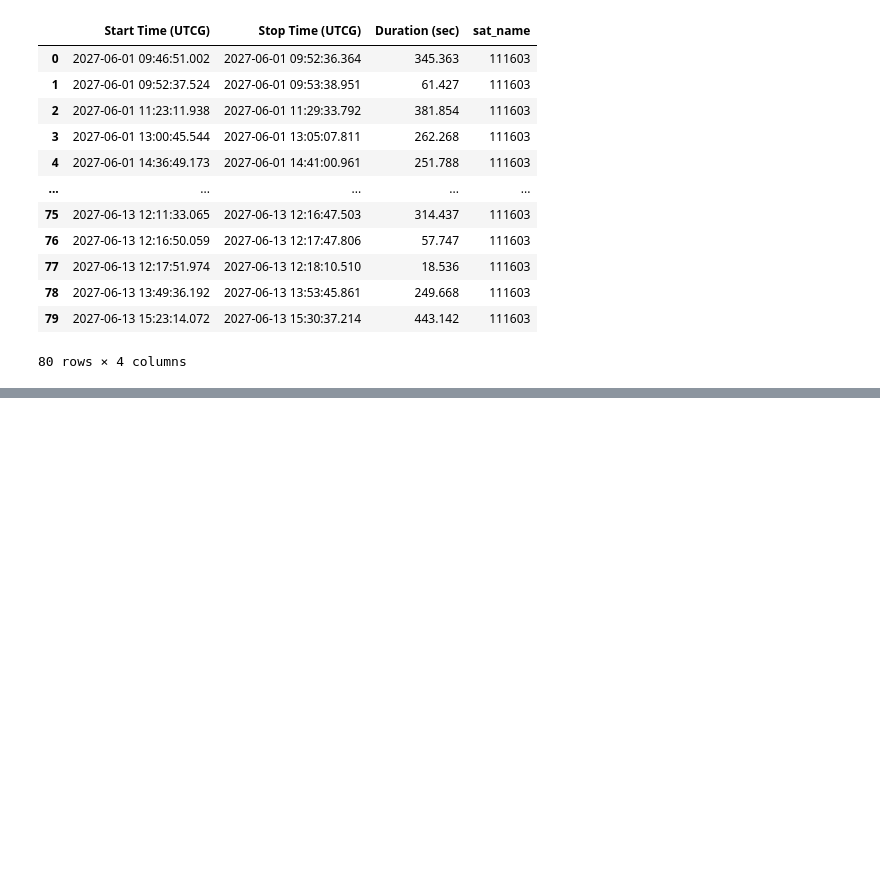
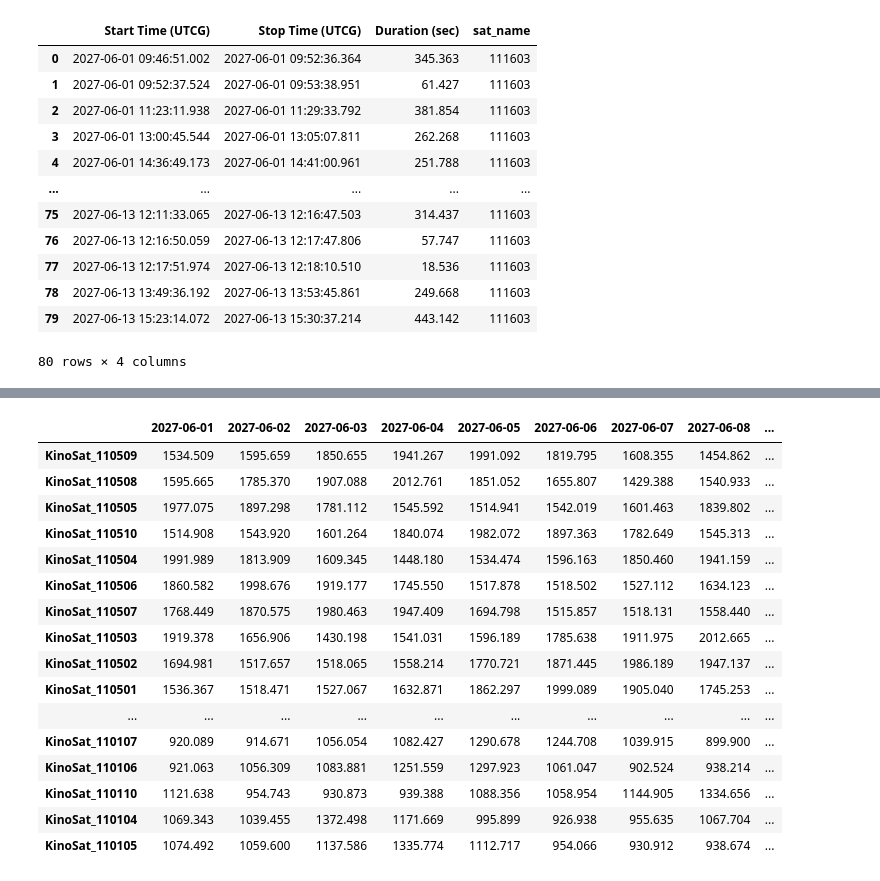
Before and after one commit to redpower5x5/satellite_schedule, a Jupyter notebook: analysis/download_during_work.ipynb, the cells around one changed output, grey strips where cells are left out. Drawn from its saved outputs; the diff is of its cells as text; code cells hidden in the pictures; blank space fills up the shorter version.

```diff
--- a/analysis/download_during_work.ipynb
+++ b/analysis/download_during_work.ipynb
@@ -176,0 +173,39 @@ plt.show()
+# %%
+area_path = '../dataset/area_work/'
+# %%
+dfs = []
+for path, subdirs, files in os.walk(area_path):
+    for name in files:
+        if 'Kino' in name:
+            csv_path = os.path.join(path, name)
+            sat_name = name.split('.')[0]
+            df = pd.read_csv(csv_path)
+            df['Start Time (UTCG)'] = pd.to_datetime(df['Start Time (UTCG)'], format='%d %b %Y %H:%M:%S.%f')
+            df['Stop Time (UTCG)'] = pd.to_datetime(df['Stop Time (UTCG)'], format='%d %b %Y %H:%M:%S.%f')
+            df_working = df.copy()
+            sum_time_by_day = df_working.groupby(df_working['Start Time (UTCG)'].dt.date)['Duration (sec)'].sum()
+            sum_time_by_day.to_dict()
+            final = pd.DataFrame(sum_time_by_day.to_dict(), index=[sat_name,])
+            dfs.append(final)
+
+df_final_kino = pd.concat(dfs)
+# %%
+df_final_kino
+# %% [output]
+|  | 2027-06-01 | 2027-06-02 | 2027-06-03 | 2027-06-04 | 2027-06-05 | 2027-06-06 | 2027-06-07 | 2027-06-08 | ... |
+| KinoSat_110509 | 1534.509 | 1595.659 | 1850.655 | 1941.267 | 1991.092 | 1819.795 | 1608.355 | 1454.862 | ... |
+| KinoSat_110508 | 1595.665 | 1785.370 | 1907.088 | 2012.761 | 1851.052 | 1655.807 | 1429.388 | 1540.933 | ... |
+| KinoSat_110505 | 1977.075 | 1897.298 | 1781.112 | 1545.592 | 1514.941 | 1542.019 | 1601.463 | 1839.802 | ... |
+| KinoSat_110510 | 1514.908 | 1543.920 | 1601.264 | 1840.074 | 1982.072 | 1897.363 | 1782.649 | 1545.313 | ... |
+| KinoSat_110504 | 1991.989 | 1813.909 | 1609.345 | 1448.180 | 1534.474 | 1596.163 | 1850.460 | 1941.159 | ... |
+| KinoSat_110506 | 1860.582 | 1998.676 | 1919.177 | 1745.550 | 1517.878 | 1518.502 | 1527.112 | 1634.123 | ... |
+| KinoSat_110507 | 1768.449 | 1870.575 | 1980.463 | 1947.409 | 1694.798 | 1515.857 | 1518.131 | 1558.440 | ... |
+| KinoSat_110503 | 1919.378 | 1656.906 | 1430.198 | 1541.031 | 1596.189 | 1785.638 | 1911.975 | 2012.665 | ... |
+| KinoSat_110502 | 1694.981 | 1517.657 | 1518.065 | 1558.214 | 1770.721 | 1871.445 | 1986.189 | 1947.137 | ... |
+| KinoSat_110501 | 1536.367 | 1518.471 | 1527.067 | 1632.871 | 1862.297 | 1999.089 | 1905.040 | 1745.253 | ... |
+| ... | ... | ... | ... | ... | ... | ... | ... | ... | ... |
+| KinoSat_110107 | 920.089 | 914.671 | 1056.054 | 1082.427 | 1290.678 | 1244.708 | 1039.915 | 899.900 | ... |
+| KinoSat_110106 | 921.063 | 1056.309 | 1083.881 | 1251.559 | 1297.923 | 1061.047 | 902.524 | 938.214 | ... |
+| KinoSat_110110 | 1121.638 | 954.743 | 930.873 | 939.388 | 1088.356 | 1058.954 | 1144.905 | 1334.656 | ... |
+| KinoSat_110104 | 1069.343 | 1039.455 | 1372.498 | 1171.669 | 995.899 | 926.938 | 955.635 | 1067.704 | ... |
+| KinoSat_110105 | 1074.492 | 1059.600 | 1137.586 | 1335.774 | 1112.717 | 954.066 | 930.912 | 938.674 | ... |
```
Also changed, not shown: parts of 17 cells of this notebook, 2 other files.
